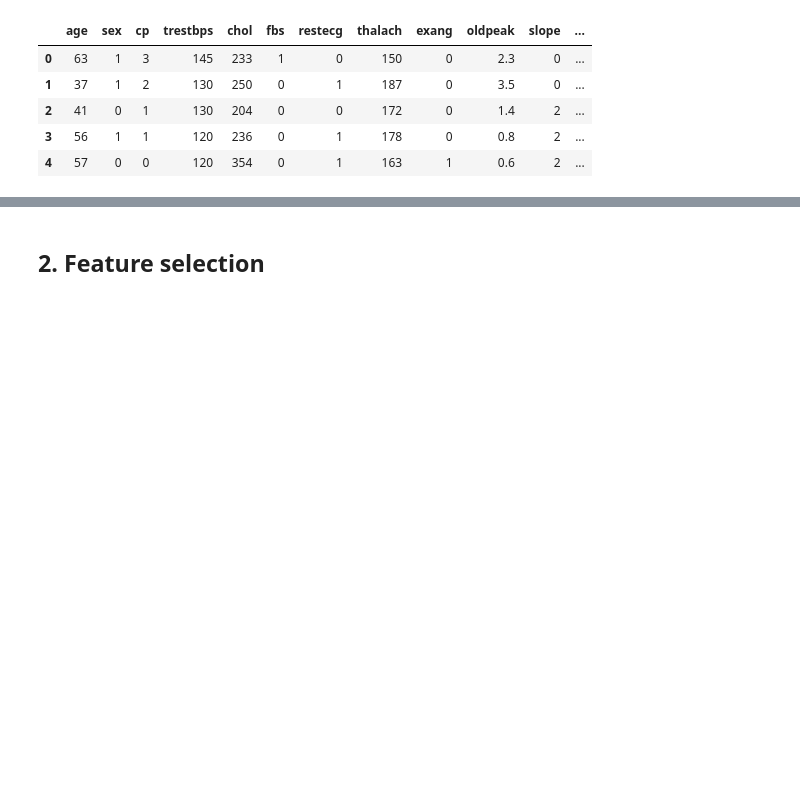
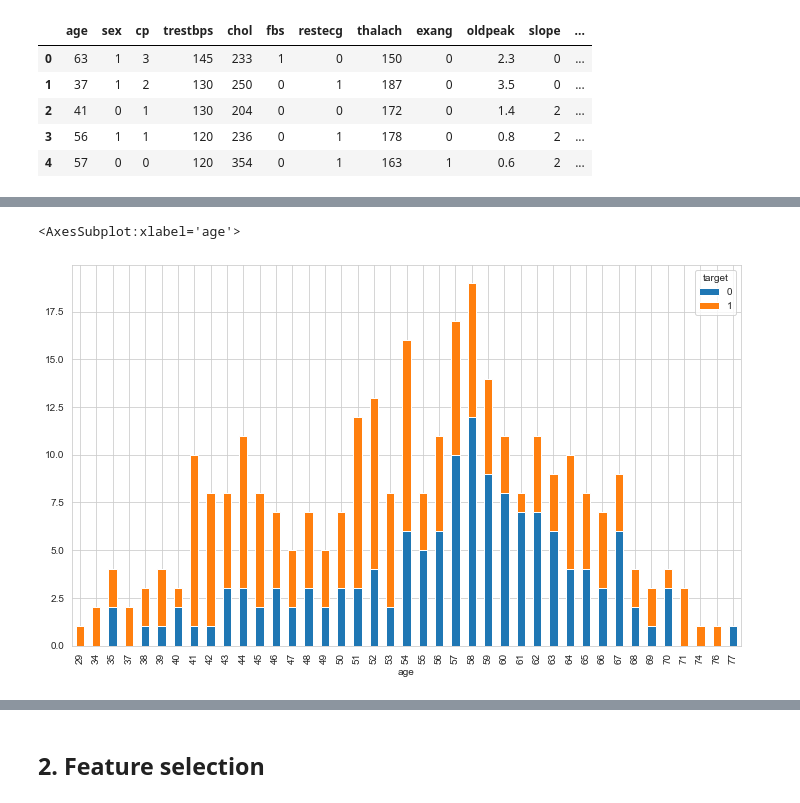
Before and after one commit to tabers77/Machine-Learning-Projects, a Jupyter notebook: Auto-encoders for classification /Auto-encoders for classification .ipynb, the cells around one changed output, grey strips where cells are left out. Drawn from its saved outputs; the diff is of its cells as text; code cells hidden in the pictures; blank space fills up the shorter version.

```diff
--- a/Auto-encoders for classification /Auto-encoders for classification .ipynb
+++ b/Auto-encoders for classification /Auto-encoders for classification .ipynb
@@ -51,0 +103,5 @@ check for imbalanced data set , use precision and recall , data undersampleing
+# %%
+df.groupby(['age' , 'target' ])['target'].size().unstack().plot(kind='bar', stacked=True)
+# %% [output]
+<AxesSubplot:xlabel='age'>
+[figure, added]
```
Also changed, not shown: parts of 29 cells of this notebook, 1 other file.
